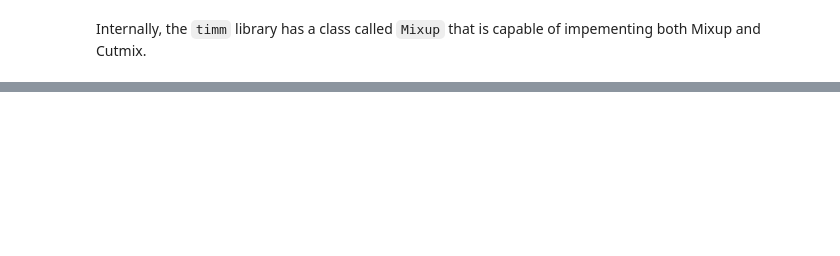
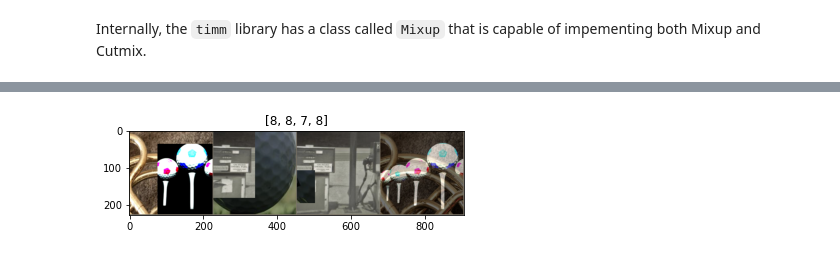
Before and after one commit to fastai/timmdocs, a Jupyter notebook: nbs/05_augmentation.ipynb, the cells around one changed output, grey strips where cells are left out. Drawn from its saved outputs; the diff is of its cells as text; code cells hidden in the pictures; blank space fills up the shorter version.

```diff
--- a/nbs/05_augmentation.ipynb
+++ b/nbs/05_augmentation.ipynb
@@ -145,0 +208,7 @@ imshow(out, title=[x.item() for x in classes.argmax(1)])
+# %%
+# display data after mixup
+inputs, classes = mixup_fn(inputs, classes)
+out = torchvision.utils.make_grid(inputs)
+imshow(out, title=[x.item() for x in classes.argmax(1)])
+# %% [output]
+[figure, added]
```
Also changed, not shown: parts of 16 cells of this notebook, 3 other files.
